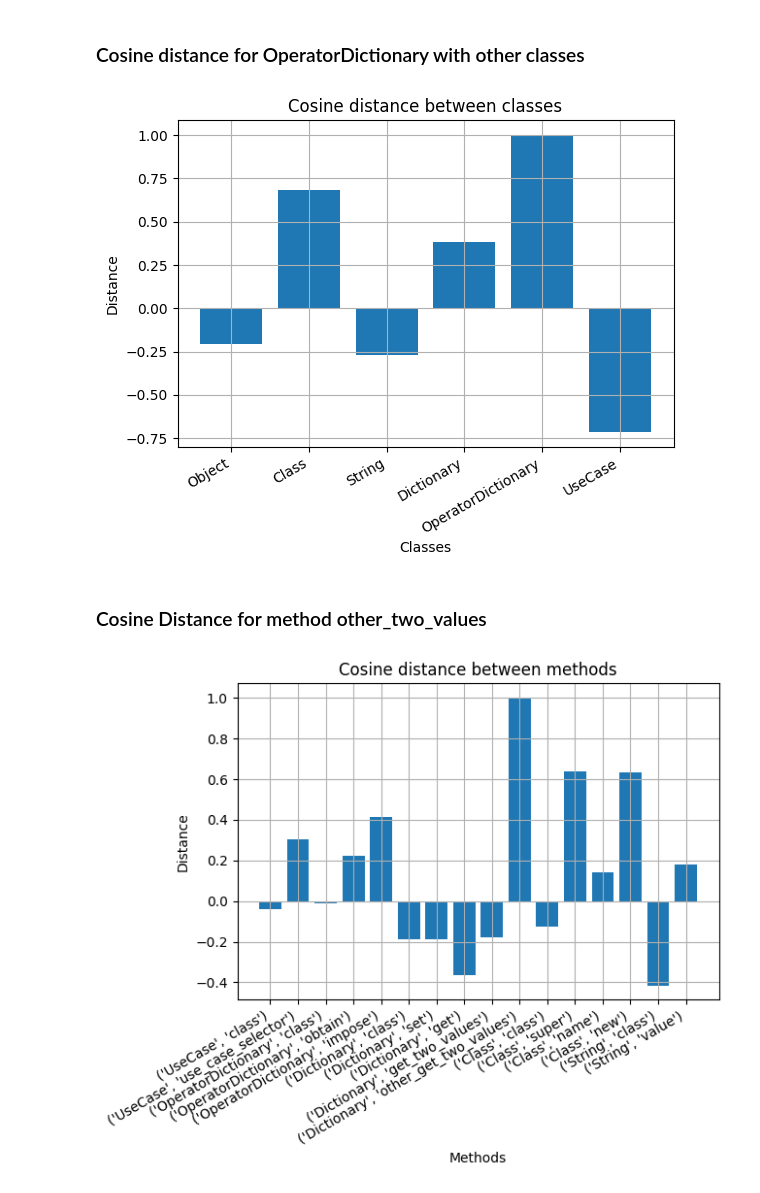
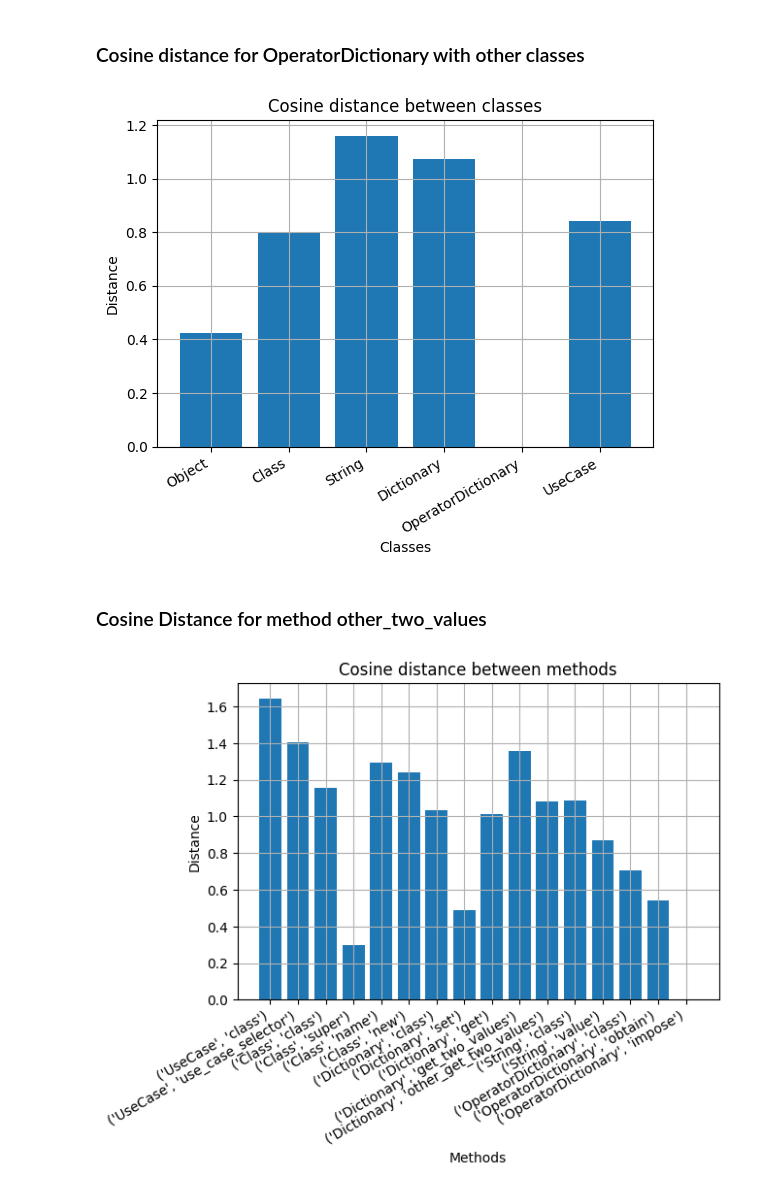
Before and after one commit to fourofclubs001/OOP_embeddings, a Jupyter notebook: training/experiments/testing_experiments.ipynb, the cells around one changed output. Cells and saved outputs as stored; diff of their text form; code cells hidden in the pictures.

```diff
--- a/training/experiments/testing_experiments.ipynb
+++ b/training/experiments/testing_experiments.ipynb
@@ -14,7 +14,7 @@ ids_with_classes = { class_id:class_name for class_name, class_id in classes_wit
 environment_classes_ids = set(classes_with_ids.values())
 
 environment_method_pairs = environment.get_class_method_pairs()
-trainer = Trainer(environment_method_pairs, environment_classes_ids, 10, 2, 100)
+trainer = Trainer(environment_method_pairs, environment_classes_ids, 10, 2, 50)
 trainer.train_for_multiple_traces(traces)
 
 tester = Tester(trainer, ids_with_classes)
@@ -41,10 +45,10 @@ Loss: 0.000
 # %%
 tester.plot_class_distances(classes_with_ids["OperatorDictionary"], set(classes_with_ids.values()))
 # %% [output]
-[figure, old version]
+[figure, new version]
 # %% [markdown]
 ### Cosine Distance for method other_two_values
 # %%
-tester.plot_method_distances(("Dictionary", "other_get_two_values"), environment_method_pairs)
+tester.plot_method_distances(("OperatorDictionary", "impose"), environment_method_pairs)
 # %% [output]
-[figure, old version]
+[figure, new version]
```
Also changed, not shown: parts of 2 cells of this notebook, 1 other file.
